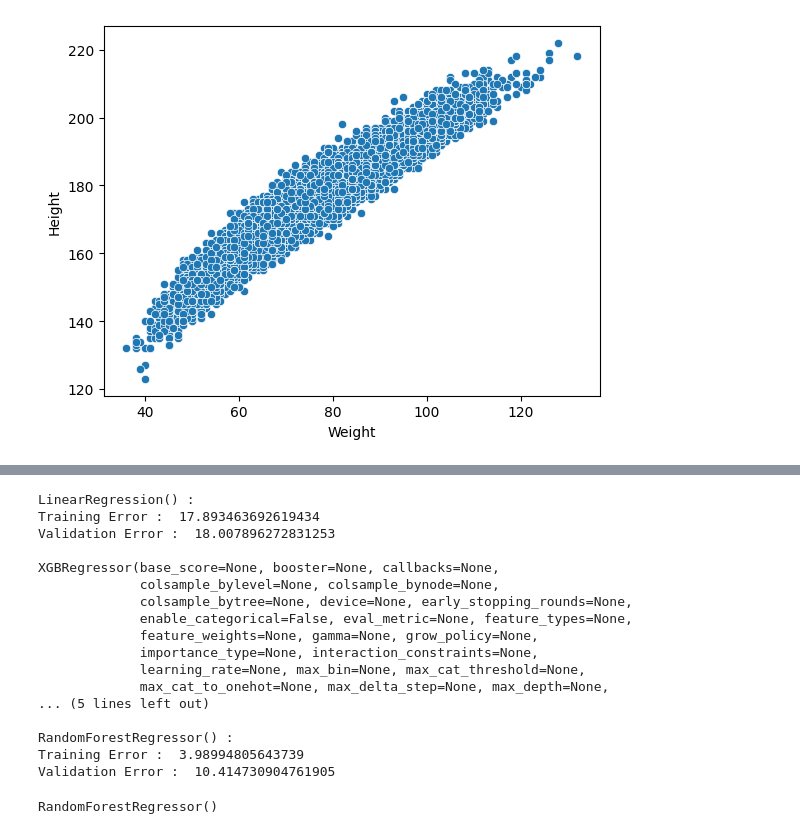
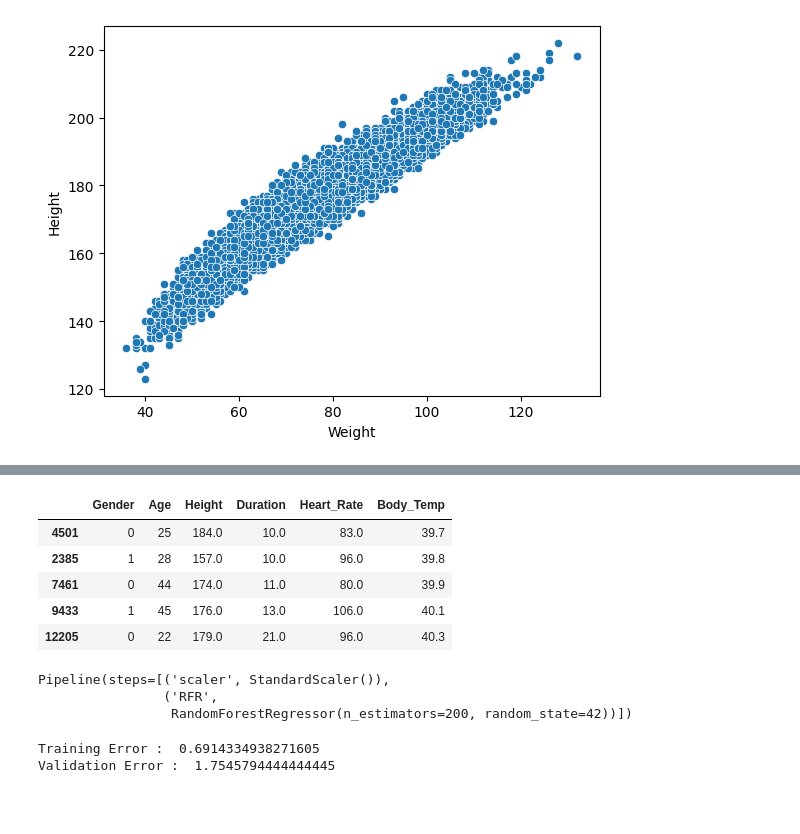
Before and after one commit to Jagan395/Calories_Burnt_Prediction, a Jupyter notebook: Calories_Burnt_Prediction.ipynb, the cells around one changed output, grey strips where cells are left out. Drawn from its saved outputs; the diff is of its cells as text; code cells hidden in the pictures; blank space fills up the shorter version.

```diff
--- a/Calories_Burnt_Prediction.ipynb
+++ b/Calories_Burnt_Prediction.ipynb
@@ -133,43 +130,27 @@ X_train.shape, X_val.shape
-# %%
-# Normalizing the features for stable and fast training.
-scaler = StandardScaler()
-X_train = scaler.fit_transform(X_train)
-X_val = scaler.transform(X_val)
+# %%
+X_train.sample(5)
+# %% [output]
+|  | Gender | Age | Height | Duration | Heart_Rate | Body_Temp |
+| 4501 | 0 | 25 | 184.0 | 10.0 | 83.0 | 39.7 |
+| 2385 | 1 | 28 | 157.0 | 10.0 | 96.0 | 39.8 |
+| 7461 | 0 | 44 | 174.0 | 11.0 | 80.0 | 39.9 |
+| 9433 | 1 | 45 | 176.0 | 13.0 | 106.0 | 40.1 |
+| 12205 | 0 | 22 | 179.0 | 21.0 | 96.0 | 40.3 |
+# %%
+pipeline = Pipeline([
+    ("scaler", StandardScaler()),
+    ("RFR",RandomForestRegressor(n_estimators=200,max_depth=None,random_state=42))])
+pipeline.fit(X_train, Y_train)
+# %% [output]
+Pipeline(steps=[('scaler', StandardScaler()),
+                ('RFR',
+                 RandomForestRegressor(n_estimators=200, random_state=42))])
 # %%
+training_predictions = pipeline.predict(X_train)
+print('Training Error : ',metrics.mean_absolute_error(Y_train, training_predictions))
 
-models = [LinearRegression(), XGBRegressor(), RandomForestRegressor()]
-
-for i in range(len(models)):
-    models[i].fit(X_train, Y_train)
-
-    print(f'{models[i]} : ')
-
-    training_predictions = models[i].predict(X_train)
-    print('Training Error : ',metrics.mean_absolute_error(Y_train, training_predictions))
-
-    validation_predictions = models[i].predict(X_val)
-    print('Validation Error : ', metrics.mean_absolute_error(Y_val, validation_predictions))
-    print()
+validation_predictions = pipeline.predict(X_val)
+print('Validation Error : ', metrics.mean_absolute_error(Y_val, validation_predictions))
 # %% [output]
-LinearRegression() :
-Training Error :  17.893463692619434
-Validation Error :  18.007896272831253
-
-XGBRegressor(base_score=None, booster=None, callbacks=None,
-             colsample_bylevel=None, colsample_bynode=None,
-             colsample_bytree=None, device=None, early_stopping_rounds=None,
-             enable_categorical=False, eval_metric=None, feature_types=None,
-             feature_weights=None, gamma=None, grow_policy=None,
-             importance_type=None, interaction_constraints=None,
-             learning_rate=None, max_bin=None, max_cat_threshold=None,
-             max_cat_to_onehot=None, max_delta_step=None, max_depth=None,
-... (5 lines left out)
-
-RandomForestRegressor() :
-Training Error :  3.98994805643739
-Validation Error :  10.414730904761905
+Training Error :  0.6914334938271605
+Validation Error :  1.7545794444444445
-# %%
-RFR=RandomForestRegressor()
-RFR.fit(X_train,Y_train)
-# %% [output]
-RandomForestRegressor()
```
Also changed, not shown: parts of 11 cells of this notebook, 3 other files.
